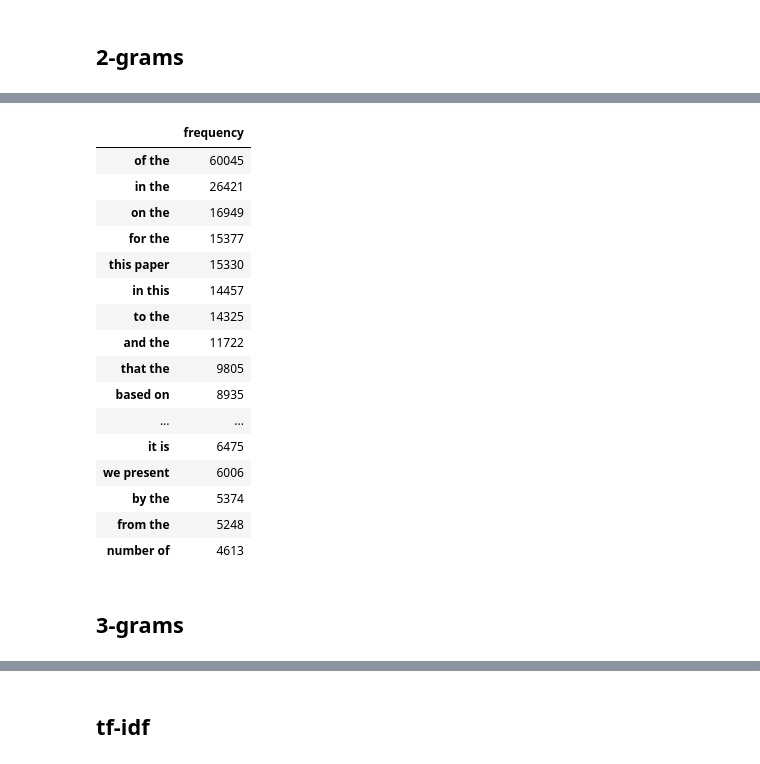
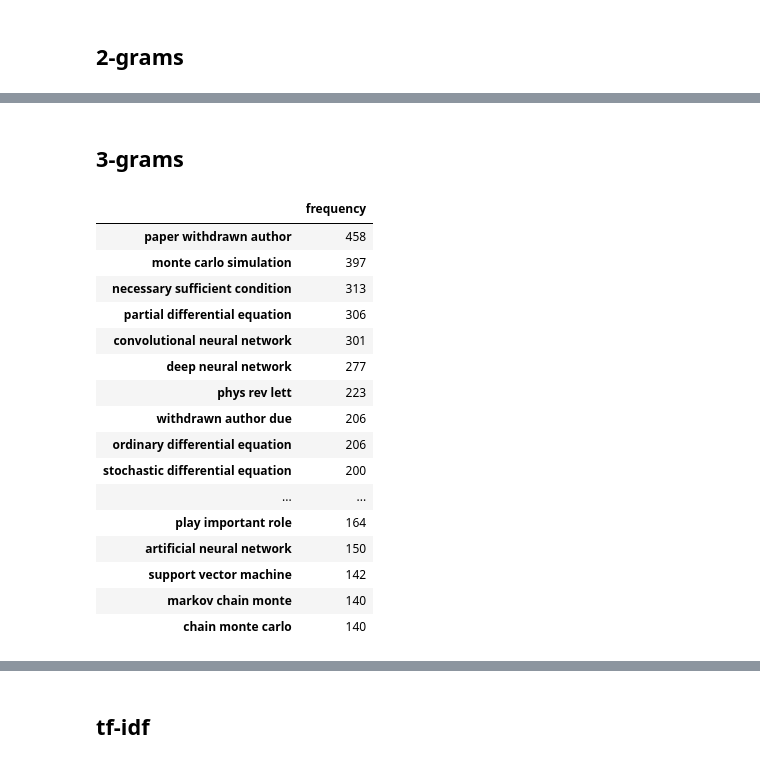
Before and after one commit to lucabaz98/arXiv_classification, a Jupyter notebook: EDA.ipynb, the cells around one changed output, grey strips where cells are left out. Saved outputs shown, nothing was run; the diff lists cells and outputs as text; code cells hidden in the pictures.

```diff
--- a/EDA.ipynb
+++ b/EDA.ipynb
@@ -53,28 +61,27 @@ a = pd.DataFrame(frequencies, index=word_vectorizer.get_feature_names_out(), col
-# %%
-a.sort_values(by='frequency', ascending=False).head(20)
-# %% [output]
-|  | frequency |
-| of the | 60045 |
-| in the | 26421 |
-| on the | 16949 |
-| for the | 15377 |
-| this paper | 15330 |
-| in this | 14457 |
-| to the | 14325 |
-| and the | 11722 |
-| that the | 9805 |
-| based on | 8935 |
-| ... | ... |
-| it is | 6475 |
-| we present | 6006 |
-| by the | 5374 |
-| from the | 5248 |
-| number of | 4613 |
 # %% [markdown]
 ## 3-grams
 # %%
 from sklearn.feature_extraction.text import CountVectorizer
 word_vectorizer = CountVectorizer(ngram_range=(3,3), analyzer='word')
 sparse_matrix = word_vectorizer.fit_transform(df['text'])
 frequencies = sparse_matrix.sum(axis=0).T
-a = pd.DataFrame(frequencies, index=word_vectorizer.get_feature_names_out(), columns=['frequency'])
+df_trigrams = pd.DataFrame(frequencies, index=word_vectorizer.get_feature_names_out(), columns=['frequency'])
+df_trigrams.sort_values(by='frequency', ascending=False).head(20)
+# %% [output]
+|  | frequency |
+| paper withdrawn author | 458 |
+| monte carlo simulation | 397 |
+| necessary sufficient condition | 313 |
+| partial differential equation | 306 |
+| convolutional neural network | 301 |
+| deep neural network | 277 |
+| phys rev lett | 223 |
+| withdrawn author due | 206 |
+| ordinary differential equation | 206 |
+| stochastic differential equation | 200 |
+| ... | ... |
+| play important role | 164 |
+| artificial neural network | 150 |
+| support vector machine | 142 |
+| markov chain monte | 140 |
+| chain monte carlo | 140 |
```
Also changed, not shown: parts of 26 cells of this notebook, 1 other file.
